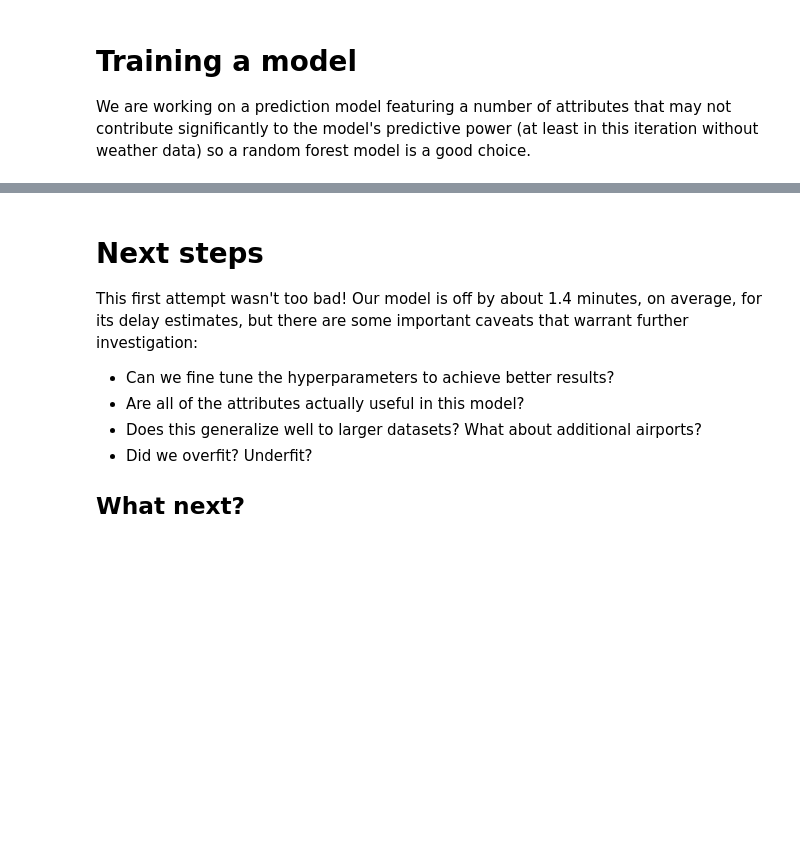
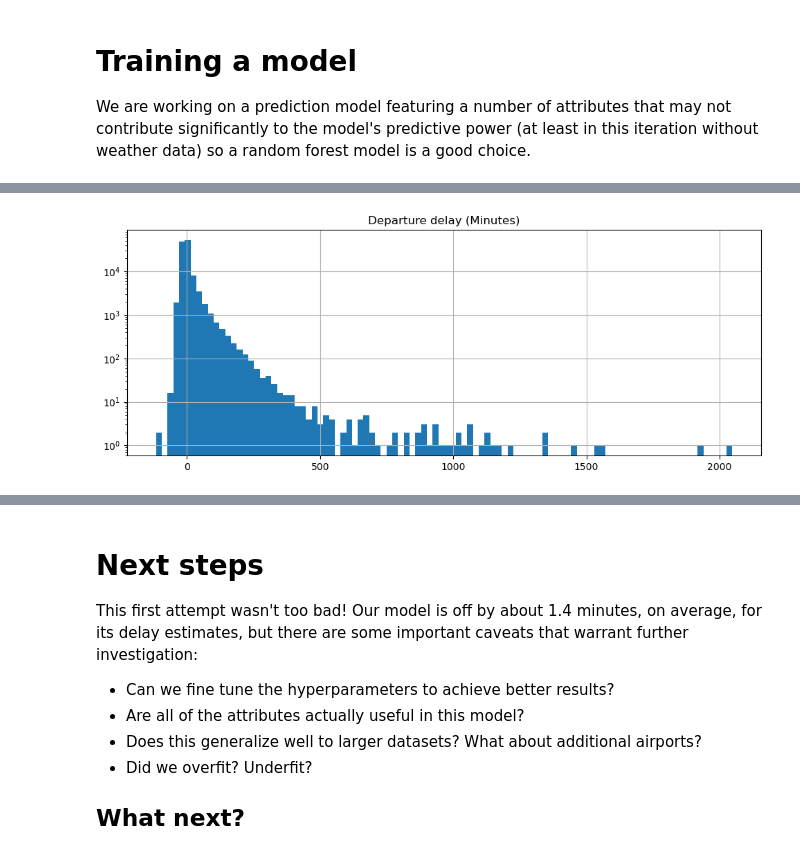
Before and after one commit to dlosowyj/flight-delay-forecasting, a Jupyter notebook: flight_exploration.ipynb, the cells around one changed output, grey strips where cells are left out. Drawn from its saved outputs; the diff is of its cells as text; code cells hidden in the pictures; blank space fills up the shorter version.

```diff
--- a/flight_exploration.ipynb
+++ b/flight_exploration.ipynb
@@ -136,7 +144,7 @@ fig.tight_layout()
 # Removing unused columns
 Now I will drop columns that are not directly being used in the analysis. I may come back to some of these in future iterations (e.g. the different delay breakdowns), but at the moment, they merely serve to clutter the dataframe and analysis. This analysis will keep the columns for the departure delay, day of the year, departure time, carrier code, and destination airport.
 # %%
-df = df[['Departure delay (Minutes)', 'DayOfYear', 'DepartureTimeHH', 'Carrier Code', 'Destination Airport']]
+df = df[['Departure delay (Minutes)', 'DayOfYear', 'DepartureTimeHour', 'Carrier Code', 'Destination Airport']]
 
 # also drop the source item that made it through this whole analysis
 df = df[df['Carrier Code'] != ' SOURCE: Bureau of Transportation Statistics']
@@ -213,6 +185,12 @@ class LogTransformer(BaseEstimator, TransformerMixin):
         X = check_array(X)
         assert self.n_features_in_ == X.shape[1]
         return np.log(X)
+
+    def inverse_transform(self, X):
+        check_is_fitted(self)
+        X = check_array(X)
+        assert self.n_features_in_ == X.shape[1]
+        return np.exp(X)
 
     def get_feature_names_out(self, input_features=None):
         if input_features is None:
@@ -312,7 +292,7 @@ cat_pipeline = Pipeline([
 ])
 # %%
 # Now set up which attributes get which transforms using a ColumnTransformer
-time_attribs = ['DepartureTimeHH']
+time_attribs = ['DepartureTimeHour']
 date_attribs = ['DayOfYear']
 cat_attribs = ['Carrier Code', 'Destination Airport']
 
@@ -381,0 +310,10 @@ array([ 0.49202288,  0.48852186,  0.79884736,  0.14909404,  0.45472192,
+# %%
+df_labels = pd.DataFrame({'Departure delay (Minutes)': df_train['Departure delay (Minutes)'].copy()})
+df_labels_transformed =  delay_scale_pipeline.fit_transform(df_labels)
+df_features = df_train.drop('Departure delay (Minutes)', axis=1)
+
+forest_reg = Pipeline([
+    ('data_transformer', cyclic_cossin_transformer),
+    ('random_forest', RandomForestRegressor(max_depth=6, n_jobs=-2))
+])
+forest = forest_reg.fit(df_features, df_labels_transformed.ravel())
@@ -381,0 +348,13 @@ array([ 0.49202288,  0.48852186,  0.79884736,  0.14909404,  0.45472192,
+# %%
+df_labels_test = pd.DataFrame({'Departure delay (Minutes)': df_test['Departure delay (Minutes)'].copy()})
+df_features_test = df_test.drop('Departure delay (Minutes)', axis=1)
+
+pred = delay_scale_pipeline.inverse_transform(forest_reg.predict(df_features_test).reshape(-1,1))
+delay_rmse = root_mean_squared_error(pred, df_labels_test)
+delay_residuals = df_labels_test - pred
+delay_residuals.hist(figsize=(10, 4), bins=100)
+plt.tight_layout()
+plt.yscale('log')
+plt.show()
+# %% [output]
+[figure, added]
```
Also changed, not shown: parts of 19 cells of this notebook.
